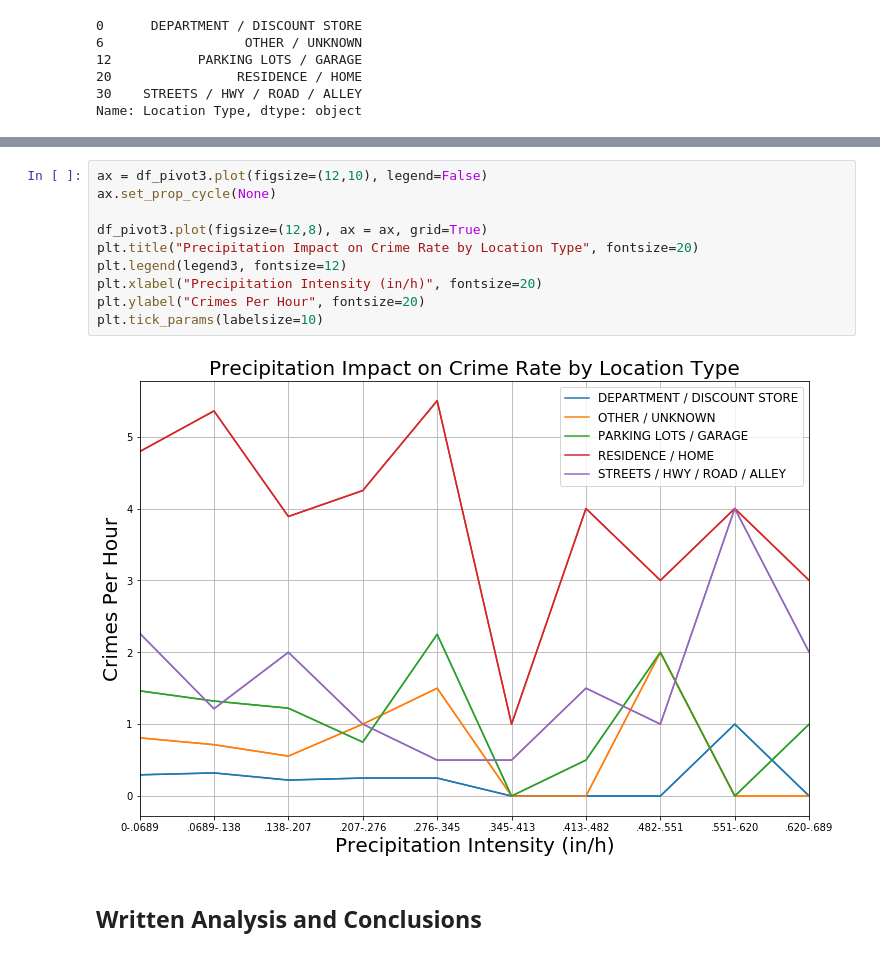
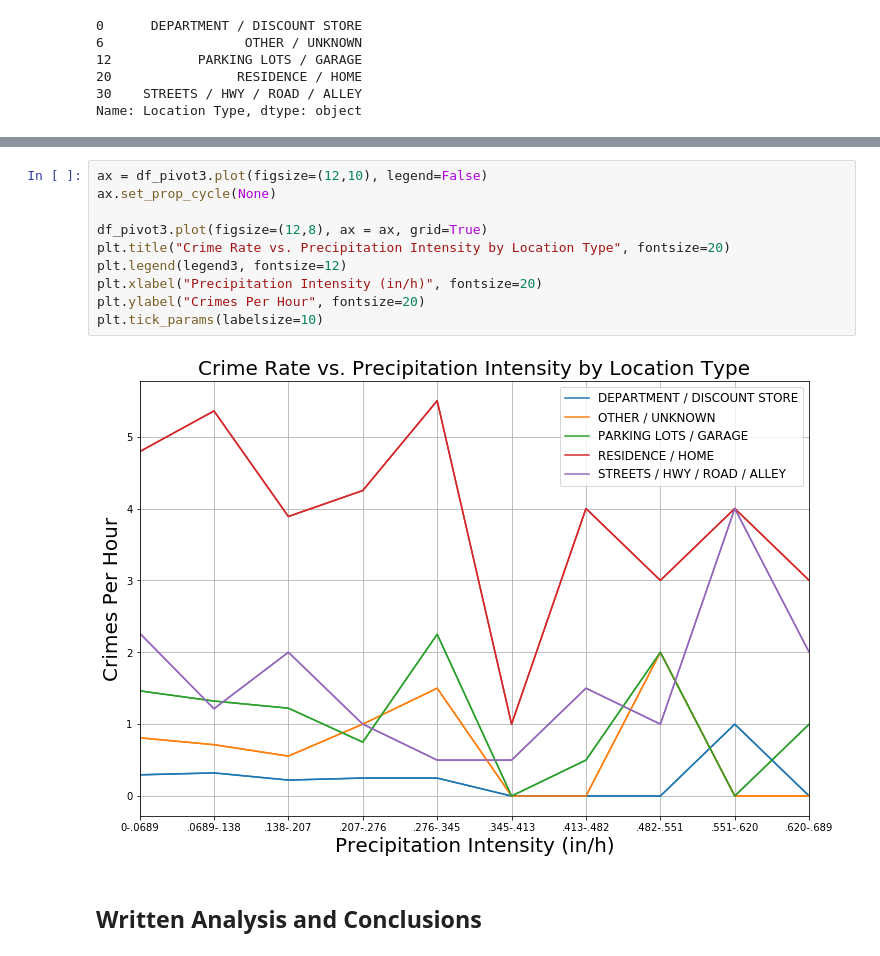
Before and after one commit to eanord4/First-Project, a Jupyter notebook: first-project.ipynb, the cells around one changed output, grey strips where cells are left out. Cells and saved outputs as stored; diff of their text form.

```diff
--- a/first-project.ipynb
+++ b/first-project.ipynb
@@ -480,15 +480,15 @@ df_pivot3
 # %%
 ax = df_pivot3.plot(figsize=(12,10), legend=False)
 ax.set_prop_cycle(None)
 
 df_pivot3.plot(figsize=(12,8), ax = ax, grid=True)
-plt.title("Precipitation Impact on Crime Rate by Location Type", fontsize=20)
+plt.title("Crime Rate vs. Precipitation Intensity by Location Type", fontsize=20)
 plt.legend(legend3, fontsize=12)
 plt.xlabel("Precipitation Intensity (in/h)", fontsize=20)
 plt.ylabel("Crimes Per Hour", fontsize=20)
 plt.tick_params(labelsize=10)
 # %% [output]
-[figure, old version]
+[figure, new version]
 # %% [markdown]
 ## Written Analysis and Conclusions
 # %% [markdown]
```
Also changed, not shown: parts of 2 cells of this notebook.
